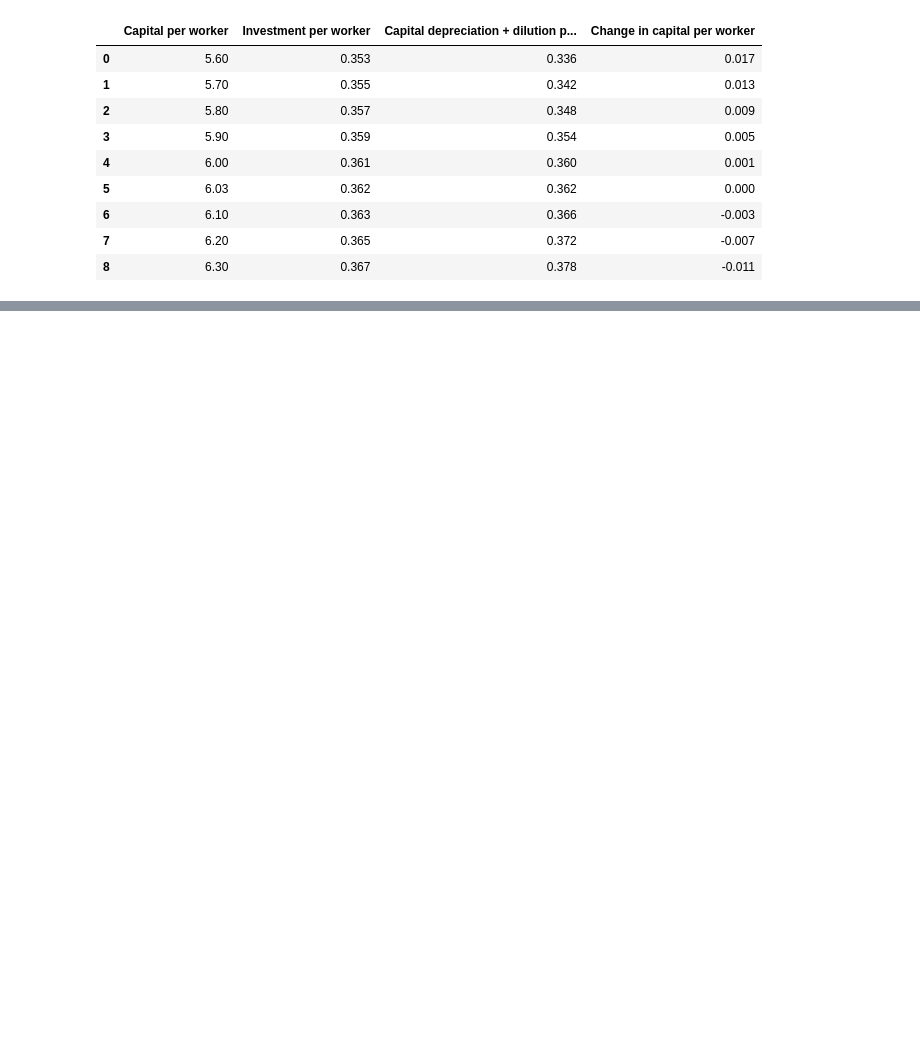
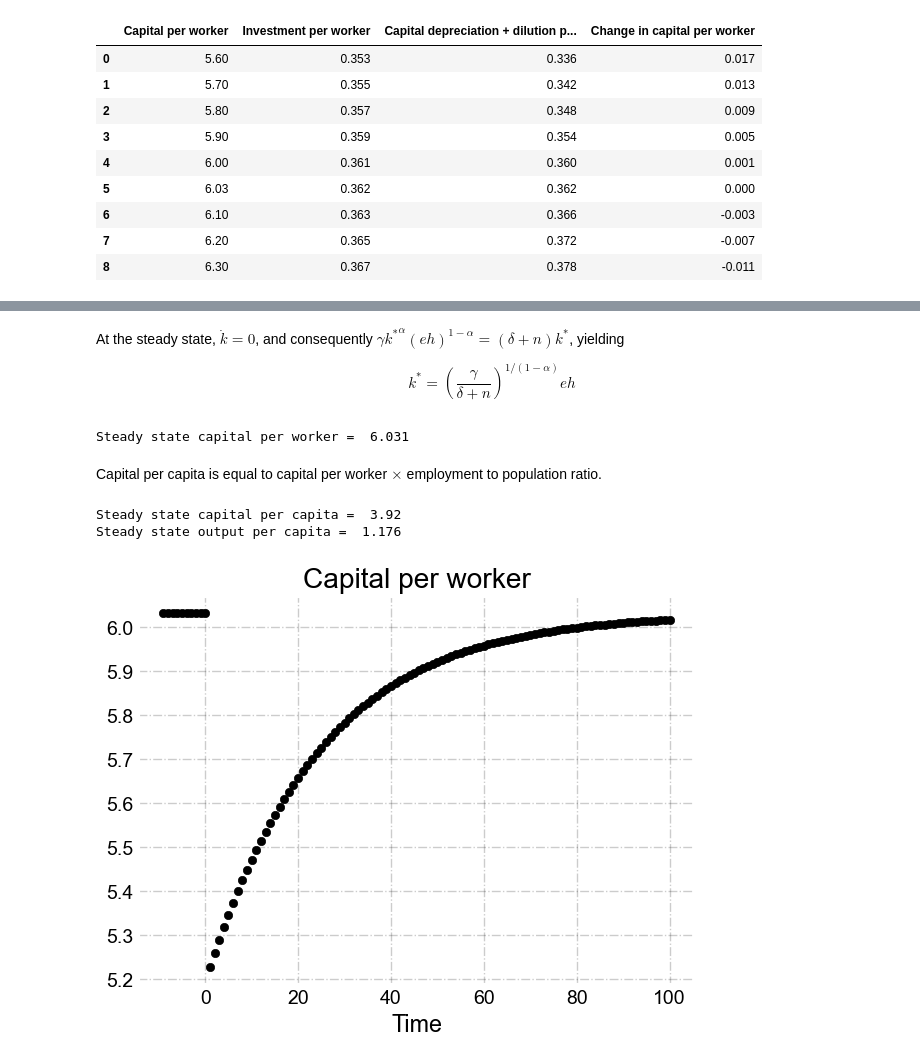
Before and after one commit to gunerilhan/economicgrowth, a Jupyter notebook: ps1/ps1.ipynb, the cells around one changed output, grey strips where cells are left out. Cells and saved outputs as stored; diff of their text form; code cells hidden in the pictures; blank space fills up the shorter version.

```diff
--- a/ps1/ps1.ipynb
+++ b/ps1/ps1.ipynb
@@ -280,0 +91,38 @@ Text(0, 0.5, '$\\dot{k}$')
+# %% [markdown]
+At the steady state, $\dot{k}=0$, and consequently $\gamma {k^\ast}^\alpha (eh)^{1-\alpha}=(\delta+n){k^\ast}$, yielding
+
+$${k^\ast}=\left( \frac{\gamma }{\delta + n}\right)^{1/(1-\alpha)}eh$$
+# %%
+k_ss = (gamma/(delta+n))**(1/(1-alpha))*e*h
+# %%
+print('Steady state capital per worker = ',np.round(k_ss,decimals=3))
+# %% [output]
+Steady state capital per worker =  6.031
+# %% [markdown]
+Capital per capita is equal to capital per worker $\times$ employment to population ratio.
+# %%
+epop = 0.65
+k_c = k_ss*epop
+y_ss = k_ss**alpha*(e*h)**(1-alpha)
+y_c = y_ss*epop
+print('Steady state capital per capita = ',np.round(k_c,decimals=3))
+print('Steady state output per capita = ',np.round(y_c,decimals=3))
+# %% [output]
+Steady state capital per capita =  3.92
+Steady state output per capita =  1.176
+# %%
+epop_new = 0.75
+T = 100
+k_seq = np.zeros(T+10)
+t_seq = np.arange(-9,T+1)
+k_seq[:10]=k_ss
+k_seq[10]=k_ss*epop/epop_new
+for t in range(10,T+9):
+    kdot = gamma*k_seq[t]**alpha*(e*h)**(1-alpha)-(delta+n)*k_seq[t]
+    k_seq[t+1]=k_seq[t]+kdot
+# %%
+plt.scatter(t_seq,k_seq,color='k')
+plt.xlabel('Time');
+plt.title('Capital per worker');
+# %% [output]
+[figure, added]
```
Also changed, not shown: parts of 36 cells of this notebook, 1 other file.
